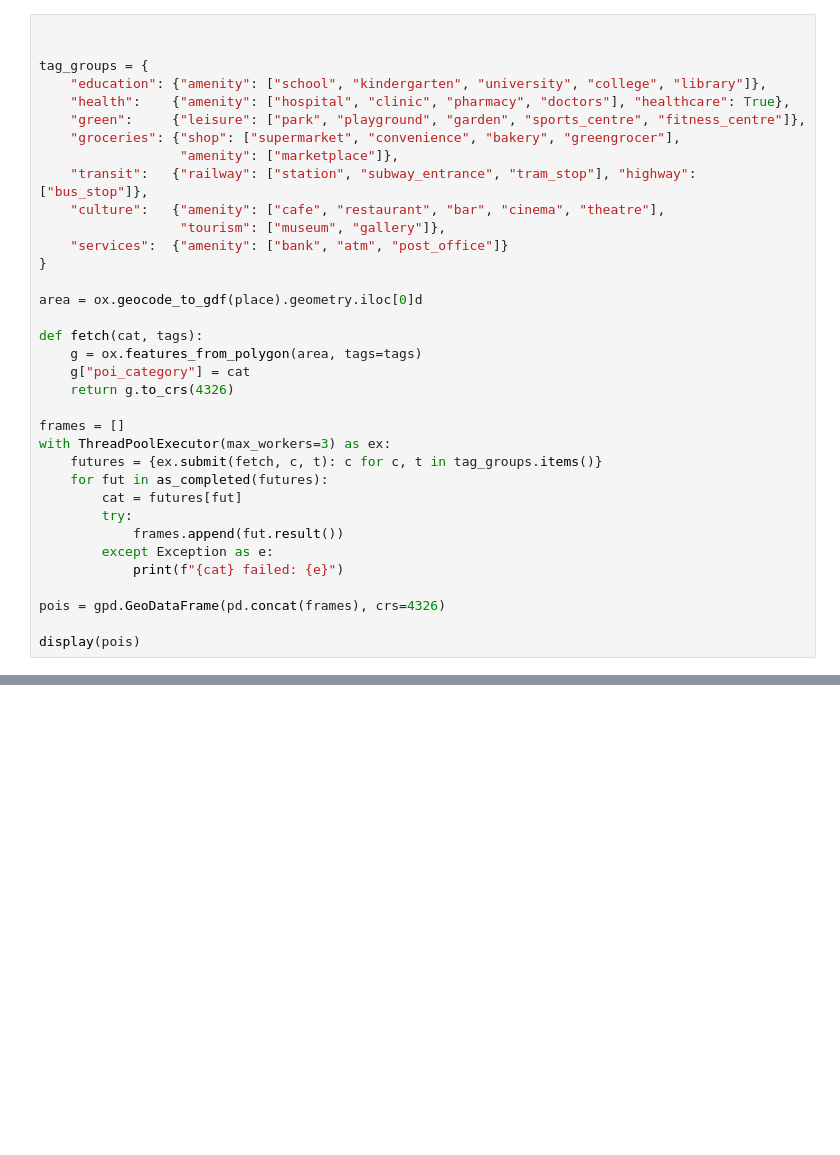
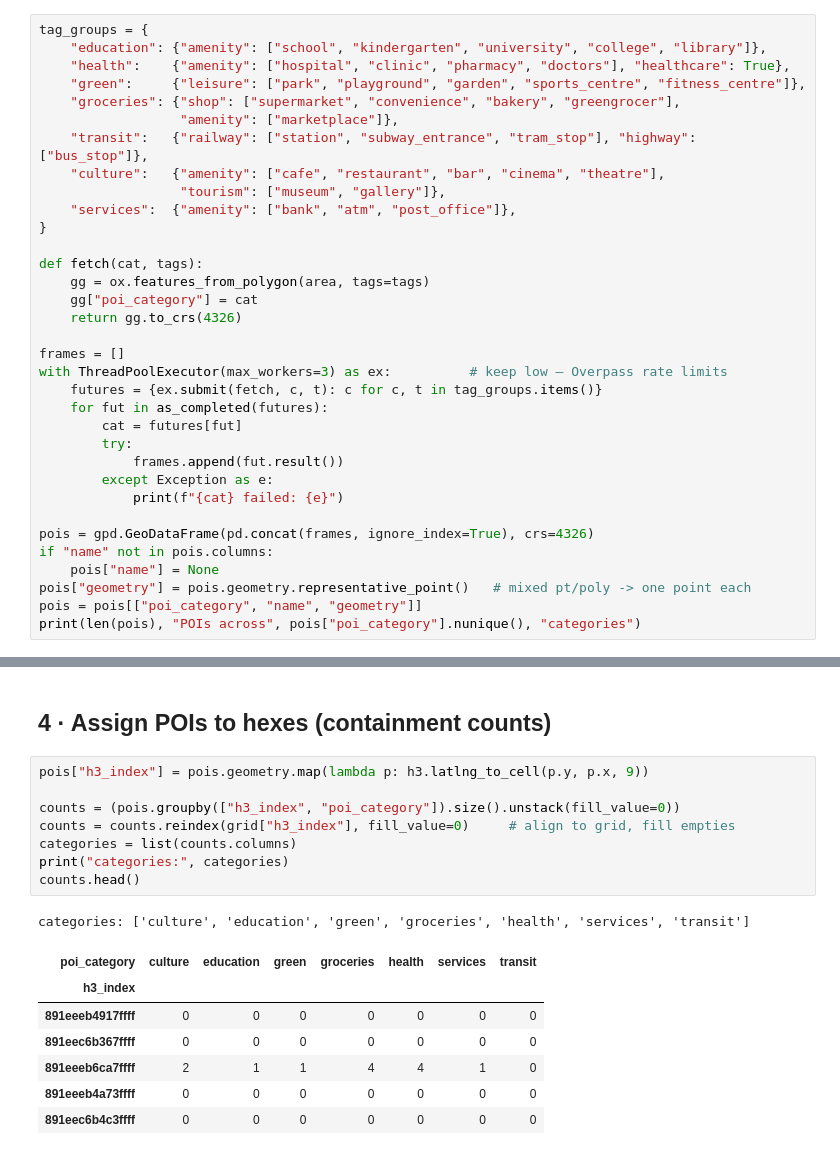
Before and after one commit to alexchiric/City-Maps, a Jupyter notebook: Ideal_livable_spots.ipynb, the cells around one changed output, grey strips where cells are left out. Drawn from its saved outputs; the diff is of its cells as text; blank space fills up the shorter version.

```diff
--- a/Ideal_livable_spots.ipynb
+++ b/Ideal_livable_spots.ipynb
@@ -48,6 +44,4 @@ Polygon — Berceni, Sector 4, Bucharest, Romania
 # %%
-
-
 tag_groups = {
     "education": {"amenity": ["school", "kindergarten", "university", "college", "library"]},
     "health":    {"amenity": ["hospital", "clinic", "pharmacy", "doctors"], "healthcare": True},
@@ -57,18 +51,16 @@ tag_groups = {
     "transit":   {"railway": ["station", "subway_entrance", "tram_stop"], "highway": ["bus_stop"]},
     "culture":   {"amenity": ["cafe", "restaurant", "bar", "cinema", "theatre"],
                   "tourism": ["museum", "gallery"]},
-    "services":  {"amenity": ["bank", "atm", "post_office"]}
+    "services":  {"amenity": ["bank", "atm", "post_office"]},
 }
 
-area = ox.geocode_to_gdf(place).geometry.iloc[0]d
-
 def fetch(cat, tags):
-    g = ox.features_from_polygon(area, tags=tags)
-    g["poi_category"] = cat
-    return g.to_crs(4326)
+    gg = ox.features_from_polygon(area, tags=tags)
+    gg["poi_category"] = cat
+    return gg.to_crs(4326)
 
 frames = []
-with ThreadPoolExecutor(max_workers=3) as ex:
+with ThreadPoolExecutor(max_workers=3) as ex:          # keep low — Overpass rate limits
     futures = {ex.submit(fetch, c, t): c for c, t in tag_groups.items()}
     for fut in as_completed(futures):
         cat = futures[fut]
@@ -77,7 +69,10 @@ with ThreadPoolExecutor(max_workers=3) as ex:
         except Exception as e:
             print(f"{cat} failed: {e}")
 
-pois = gpd.GeoDataFrame(pd.concat(frames), crs=4326)
-
-display(pois)
+pois = gpd.GeoDataFrame(pd.concat(frames, ignore_index=True), crs=4326)
+if "name" not in pois.columns:
+    pois["name"] = None
+pois["geometry"] = pois.geometry.representative_point()   # mixed pt/poly -> one point each
+pois = pois[["poi_category", "name", "geometry"]]
+print(len(pois), "POIs across", pois["poi_category"].nunique(), "categories")
 # %% [output]
@@ -129,0 +97,19 @@ m.save("berceni_overlay.html")
+# %% [markdown]
+## 4 · Assign POIs to hexes (containment counts)
+# %%
+pois["h3_index"] = pois.geometry.map(lambda p: h3.latlng_to_cell(p.y, p.x, 9))
+
+counts = (pois.groupby(["h3_index", "poi_category"]).size().unstack(fill_value=0))
+counts = counts.reindex(grid["h3_index"], fill_value=0)     # align to grid, fill empties
+categories = list(counts.columns)
+print("categories:", categories)
+counts.head()
+# %% [output]
+categories: ['culture', 'education', 'green', 'groceries', 'health', 'services', 'transit']
+| poi_category | culture | education | green | groceries | health | services | transit |
+| h3_index |  |  |  |  |  |  |  |
+| 891eeeb4917ffff | 0 | 0 | 0 | 0 | 0 | 0 | 0 |
+| 891eec6b367ffff | 0 | 0 | 0 | 0 | 0 | 0 | 0 |
+| 891eeeb6ca7ffff | 2 | 1 | 1 | 4 | 4 | 1 | 0 |
+| 891eeeb4a73ffff | 0 | 0 | 0 | 0 | 0 | 0 | 0 |
+| 891eec6b4c3ffff | 0 | 0 | 0 | 0 | 0 | 0 | 0 |
```
Also changed, not shown: parts of 23 cells of this notebook, 4 other files.
